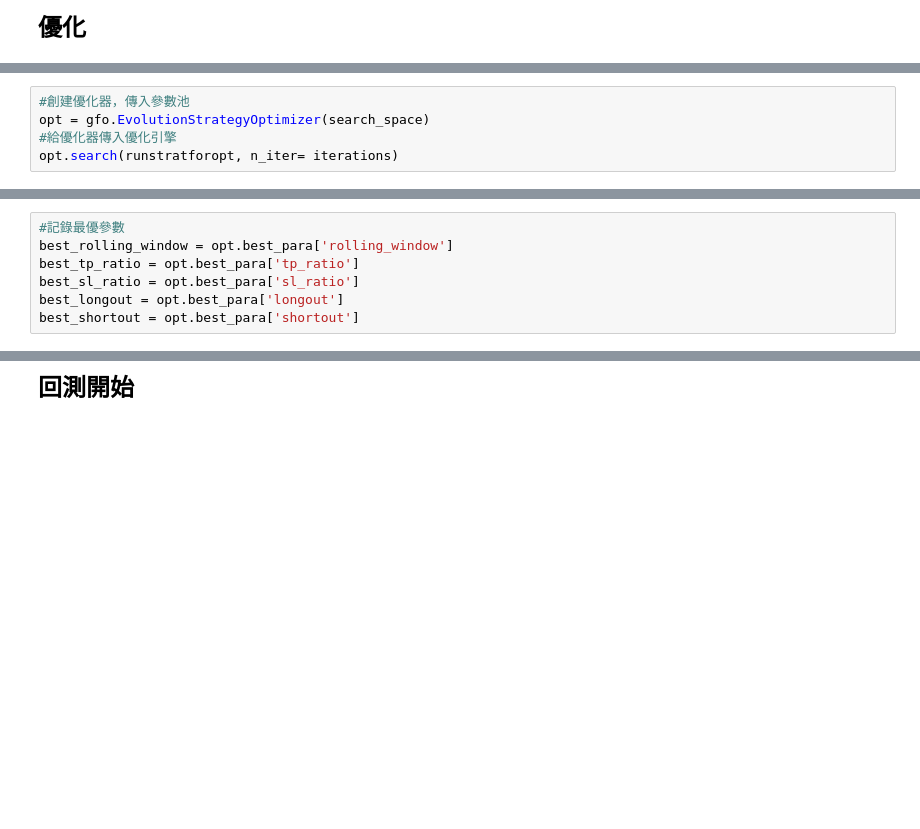
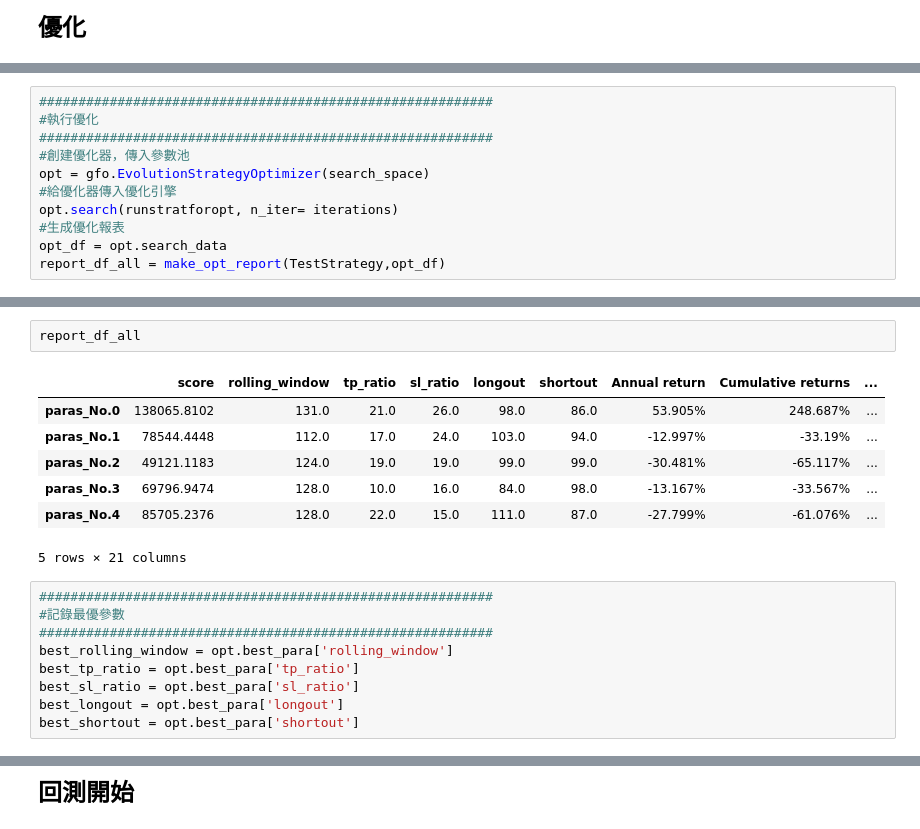
Before and after one commit to ErebusTW/Big_project, a Jupyter notebook: Backtrader回測框架.ipynb, the cells around one changed output, grey strips where cells are left out. Drawn from its saved outputs; the diff is of its cells as text; blank space fills up the shorter version.

Commit message:
[Mod]生成優化報表

```diff
--- a/Backtrader回測框架.ipynb
+++ b/Backtrader回測框架.ipynb
@@ -481,8 +665,14 @@ search_space = {
 #迭帶次數
 iterations = 5
 # %%
+##########################################################
+#執行優化
+##########################################################
 #創建優化器，傳入參數池
 opt = gfo.EvolutionStrategyOptimizer(search_space)
 #給優化器傳入優化引擎
 opt.search(runstratforopt, n_iter= iterations)
+#生成優化報表
+opt_df = opt.search_data
+report_df_all = make_opt_report(TestStrategy,opt_df)
 # %% [output]
@@ -508,5 +698,17 @@ Results: 'runstratforopt'
+# %%
+report_df_all
+# %% [output]
+|  | score | rolling_window | tp_ratio | sl_ratio | longout | shortout | Annual return | Cumulative returns | ... |
+| paras_No.0 | 138065.8102 | 131.0 | 21.0 | 26.0 | 98.0 | 86.0 | 53.905% | 248.687% | ... |
+| paras_No.1 | 78544.4448 | 112.0 | 17.0 | 24.0 | 103.0 | 94.0 | -12.997% | -33.19% | ... |
+| paras_No.2 | 49121.1183 | 124.0 | 19.0 | 19.0 | 99.0 | 99.0 | -30.481% | -65.117% | ... |
+| paras_No.3 | 69796.9474 | 128.0 | 10.0 | 16.0 | 84.0 | 98.0 | -13.167% | -33.567% | ... |
+| paras_No.4 | 85705.2376 | 128.0 | 22.0 | 15.0 | 111.0 | 87.0 | -27.799% | -61.076% | ... |
+5 rows × 21 columns
 # %%
+##########################################################
 #記錄最優參數
+##########################################################
 best_rolling_window = opt.best_para['rolling_window']
 best_tp_ratio = opt.best_para['tp_ratio']
 best_sl_ratio = opt.best_para['sl_ratio']
```
Also changed, not shown: parts of 20 cells of this notebook.
